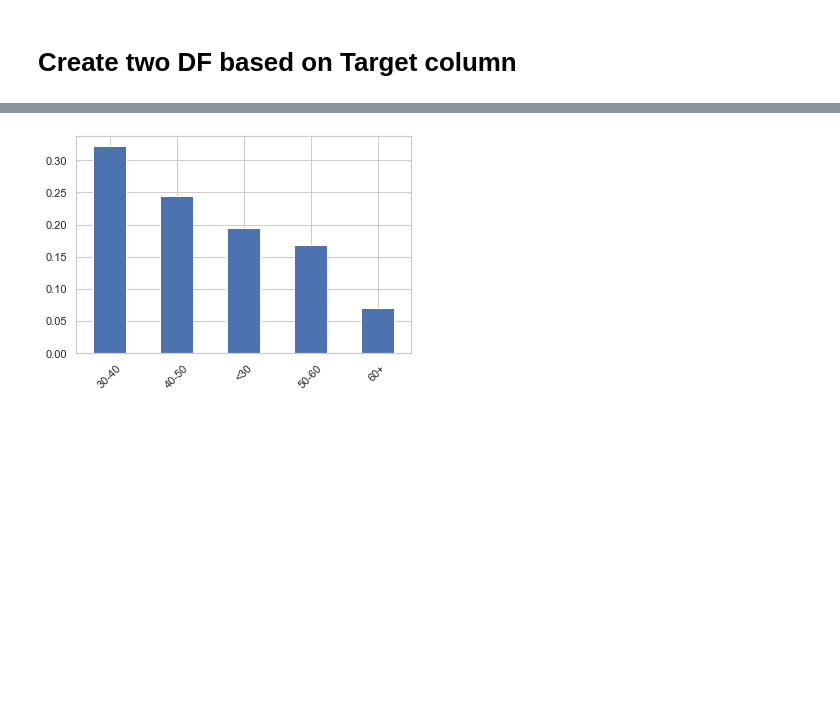
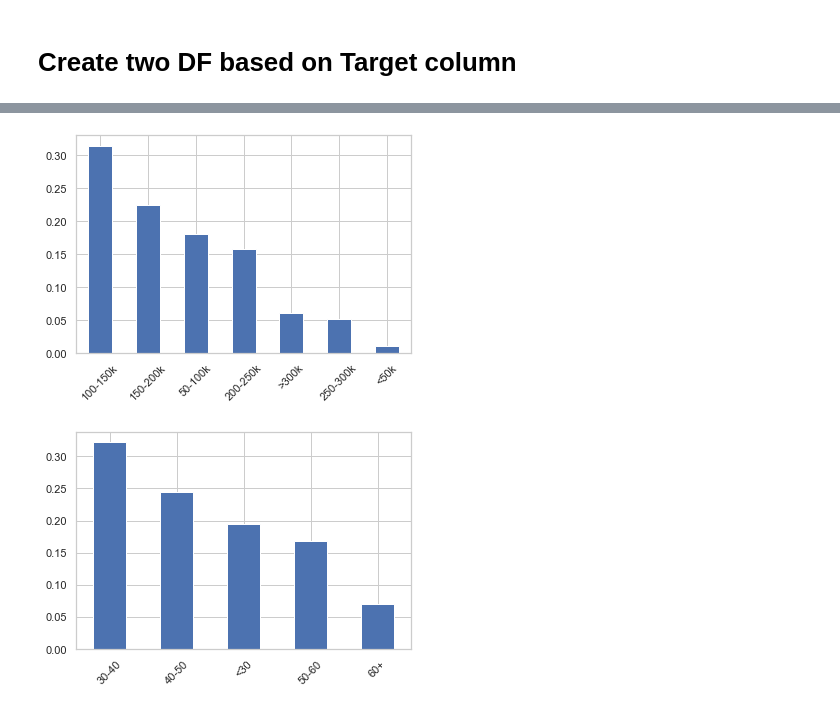
Before and after one commit to vishnuksharma/DataScienceAnalysisPython, a Jupyter notebook: EDA-CaseStudy/EDA-CaseStudy-I.ipynb, the cells around one changed output, grey strips where cells are left out. Cells and saved outputs as stored; diff of their text form; code cells hidden in the pictures; blank space fills up the shorter version.

```diff
--- a/EDA-CaseStudy/EDA-CaseStudy-I.ipynb
+++ b/EDA-CaseStudy/EDA-CaseStudy-I.ipynb
@@ -210 +233,9 @@ target1_df.head()
+# %%
+# defaulter income amount available
+target1_df.AMT_INCOME_TOTAL_Group.value_counts(normalize=True).plot.bar()
+plt.xticks(rotation=45)
+plt.show()
+# maximum total defaulter income is between 100-15K
+# %% [output]
+[figure, added]
 # %%
```
Also changed, not shown: parts of 10 cells of this notebook.
